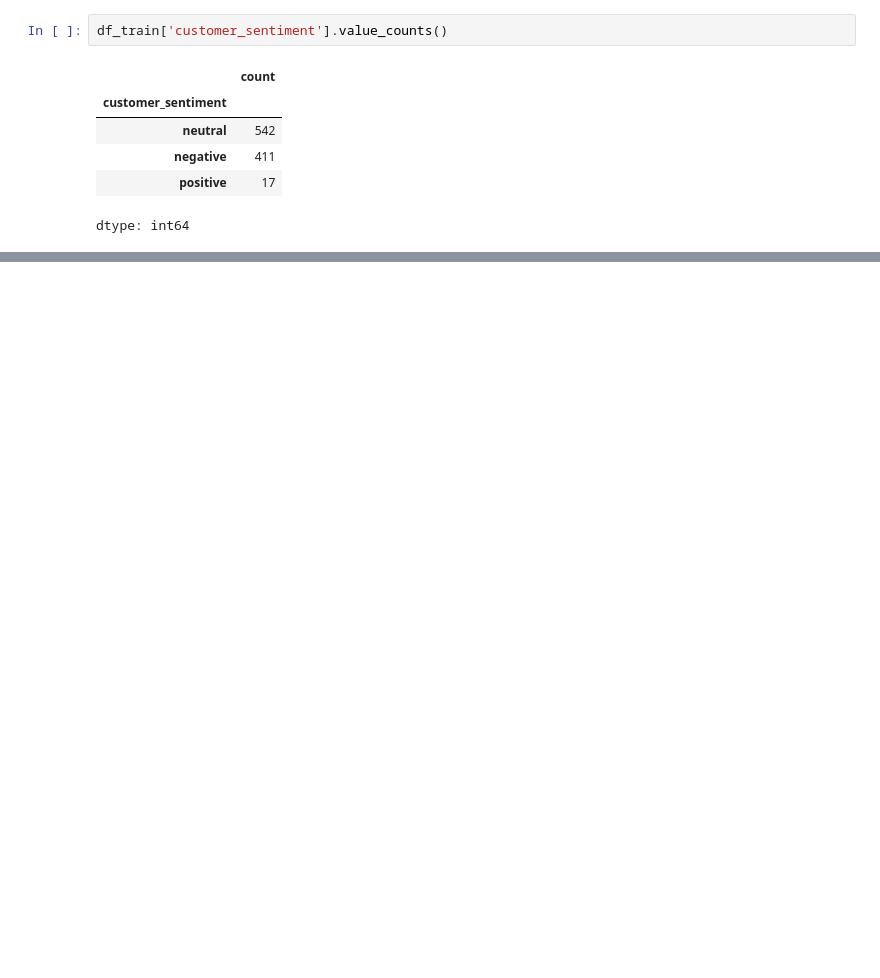
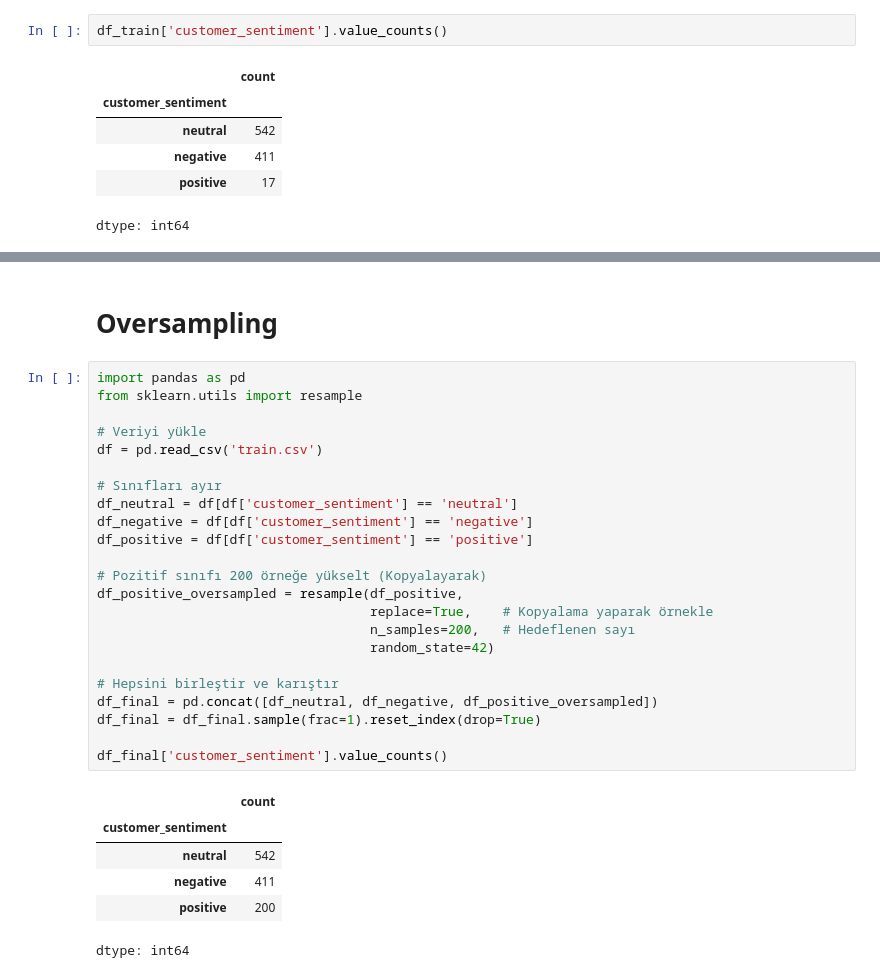
Before and after one commit to aleynakirmizi/-Classify-Customer-Service-Conversations-Roberta, a Jupyter notebook: Roberta_text_classification.ipynb, the cells around one changed output, grey strips where cells are left out. Drawn from its saved outputs; the diff is of its cells as text; blank space fills up the shorter version.

```diff
--- a/Roberta_text_classification.ipynb
+++ b/Roberta_text_classification.ipynb
@@ -190,0 +245,32 @@ fig4.show()
+# %% [markdown]
+# **Oversampling**
+# %%
+import pandas as pd
+from sklearn.utils import resample
+
+# Veriyi yükle
+df = pd.read_csv('train.csv')
+
+# Sınıfları ayır
+df_neutral = df[df['customer_sentiment'] == 'neutral']
+df_negative = df[df['customer_sentiment'] == 'negative']
+df_positive = df[df['customer_sentiment'] == 'positive']
+
+# Pozitif sınıfı 200 örneğe yükselt (Kopyalayarak)
+df_positive_oversampled = resample(df_positive,
+                                   replace=True,    # Kopyalama yaparak örnekle
+                                   n_samples=200,   # Hedeflenen sayı
+                                   random_state=42)
+
+# Hepsini birleştir ve karıştır
+df_final = pd.concat([df_neutral, df_negative, df_positive_oversampled])
+df_final = df_final.sample(frac=1).reset_index(drop=True)
+
+df_final['customer_sentiment'].value_counts()
+# %% [output]
+|  | count |
+| customer_sentiment |  |
+| neutral | 542 |
+| negative | 411 |
+| positive | 200 |
+dtype: int64
```
Also changed, not shown: parts of 12 cells of this notebook.
